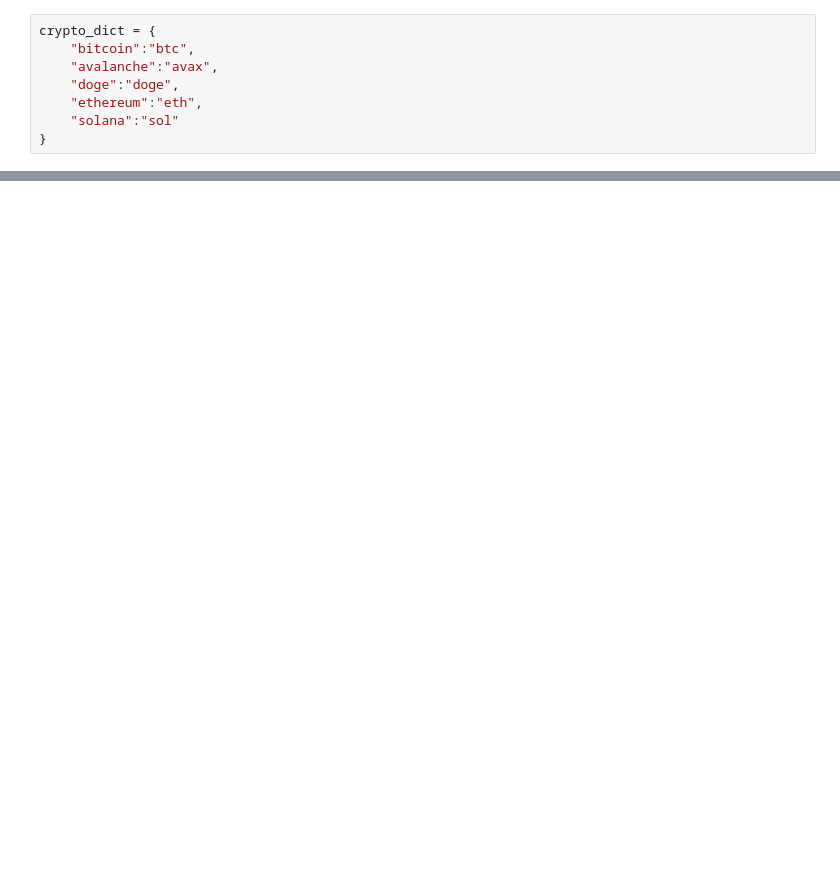
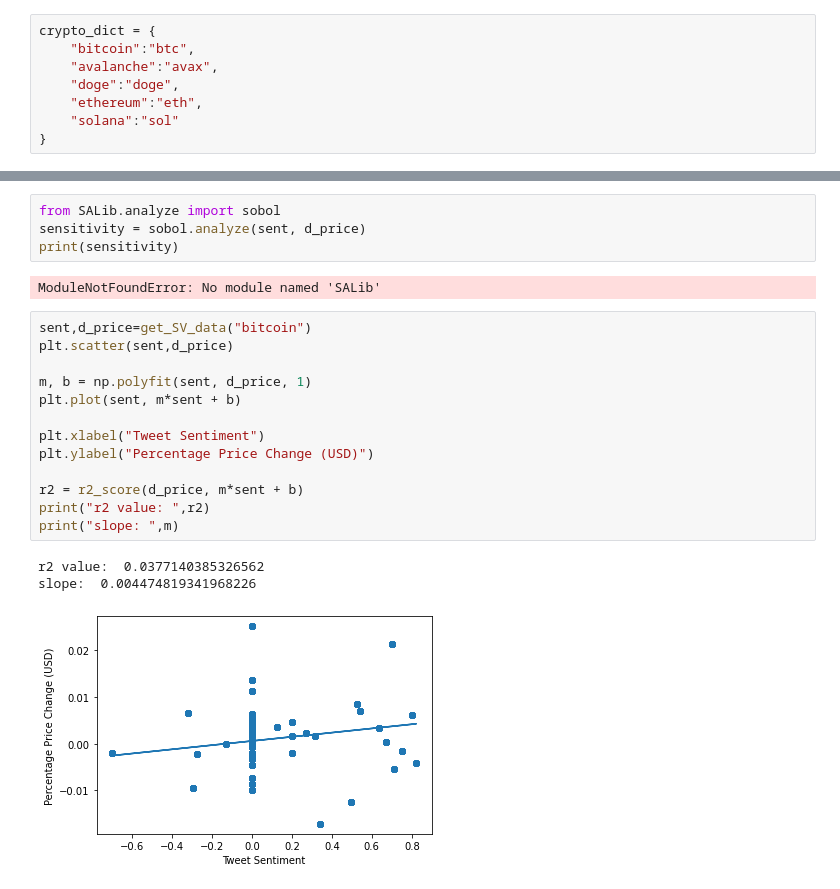
Before and after one commit to bryan-hoang/cmpe-351-group-1, a Jupyter notebook: src/Social-Volatility.ipynb, the cells around one changed output, grey strips where cells are left out. Drawn from its saved outputs; the diff is of its cells as text; blank space fills up the shorter version.

Commit message:
Social Volatility using SALib

```diff
--- a/src/Social-Volatility.ipynb
+++ b/src/Social-Volatility.ipynb
@@ -32,0 +54,23 @@ FileNotFoundError: [Errno 2] No such file or directory: 'data/processed/twitter/
+# %%
+from SALib.analyze import sobol
+sensitivity = sobol.analyze(sent, d_price)
+print(sensitivity)
+# %% [output]
+ModuleNotFoundError: No module named 'SALib'
+# %%
+sent,d_price=get_SV_data("bitcoin")
+plt.scatter(sent,d_price)
+
+m, b = np.polyfit(sent, d_price, 1)
+plt.plot(sent, m*sent + b)
+
+plt.xlabel("Tweet Sentiment")
+plt.ylabel("Percentage Price Change (USD)")
+
+r2 = r2_score(d_price, m*sent + b)
+print("r2 value: ",r2)
+print("slope: ",m)
+# %% [output]
+r2 value:  0.0377140385326562
+slope:  0.004474819341968226
+[figure, added]
```
Also changed, not shown: parts of 9 cells of this notebook.
